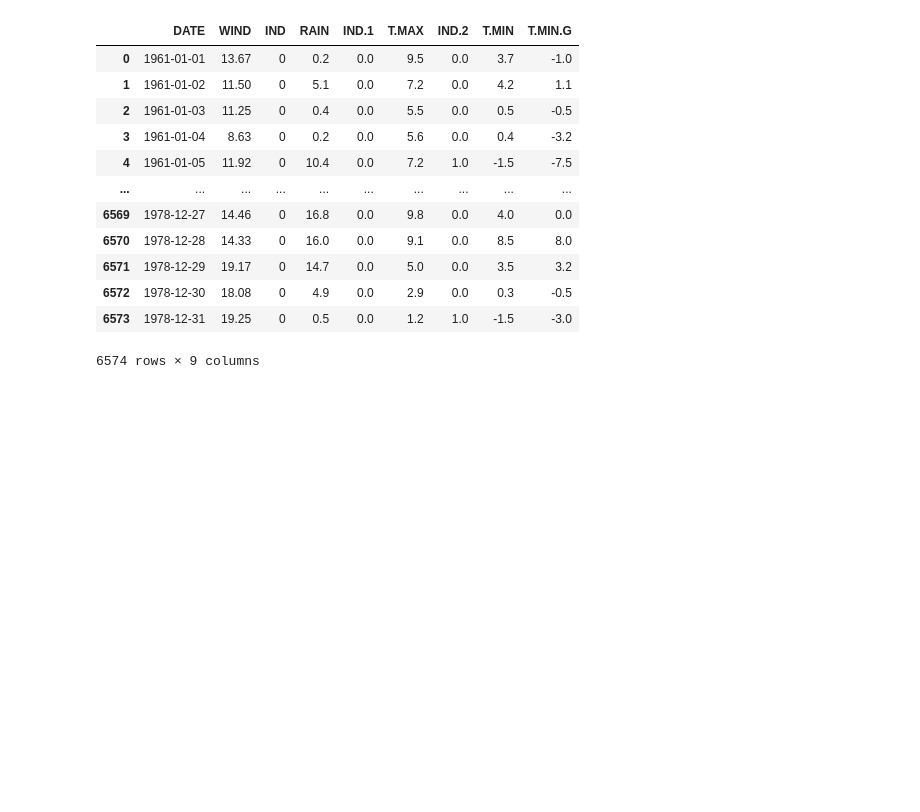
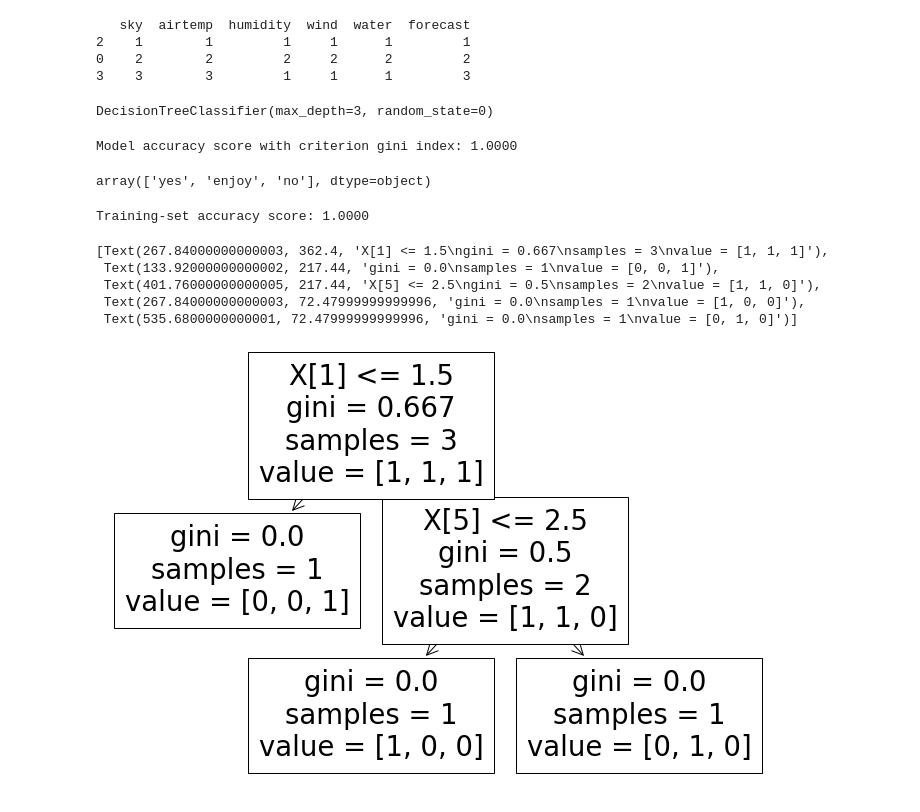
Before and after one commit to pramodamg/pramodamg, a Jupyter notebook: Untitled.ipynb, the cells around one changed output. Saved outputs shown, nothing was run; the diff lists cells and outputs as text; code cells hidden in the pictures; blank space fills up the shorter version.

```diff
--- a/Untitled.ipynb
+++ b/Untitled.ipynb
@@ -0,0 +32,9 @@
+# %%
+X = df.drop(['enjoy'], axis=1)
+
+y = df['enjoy']
+# %%
+from sklearn.model_selection import train_test_split
+
+X_train, X_test, y_train, y_test = train_test_split(X, y, test_size = 0.33, random_state = 42)
+print(X_train, X_test)
@@ -5,16 +50,13 @@ data=pd.read_csv("wind_dataset.csv")
-# %%
-data
-# %% [output]
-|  | DATE | WIND | IND | RAIN | IND.1 | T.MAX | IND.2 | T.MIN | T.MIN.G |
-| 0 | 1961-01-01 | 13.67 | 0 | 0.2 | 0.0 | 9.5 | 0.0 | 3.7 | -1.0 |
-| 1 | 1961-01-02 | 11.50 | 0 | 5.1 | 0.0 | 7.2 | 0.0 | 4.2 | 1.1 |
-| 2 | 1961-01-03 | 11.25 | 0 | 0.4 | 0.0 | 5.5 | 0.0 | 0.5 | -0.5 |
-| 3 | 1961-01-04 | 8.63 | 0 | 0.2 | 0.0 | 5.6 | 0.0 | 0.4 | -3.2 |
-| 4 | 1961-01-05 | 11.92 | 0 | 10.4 | 0.0 | 7.2 | 1.0 | -1.5 | -7.5 |
-| ... | ... | ... | ... | ... | ... | ... | ... | ... | ... |
-| 6569 | 1978-12-27 | 14.46 | 0 | 16.8 | 0.0 | 9.8 | 0.0 | 4.0 | 0.0 |
-| 6570 | 1978-12-28 | 14.33 | 0 | 16.0 | 0.0 | 9.1 | 0.0 | 8.5 | 8.0 |
-| 6571 | 1978-12-29 | 19.17 | 0 | 14.7 | 0.0 | 5.0 | 0.0 | 3.5 | 3.2 |
-| 6572 | 1978-12-30 | 18.08 | 0 | 4.9 | 0.0 | 2.9 | 0.0 | 0.3 | -0.5 |
-| 6573 | 1978-12-31 | 19.25 | 0 | 0.5 | 0.0 | 1.2 | 1.0 | -1.5 | -3.0 |
-6574 rows × 9 columns
+# %%
+encoder = ce.OrdinalEncoder(cols=["sky", "airtemp", "humidity", "wind", "water", "forecast"])
+
+
+X_train = encoder.fit_transform(X_train)
+
+X_test = encoder.transform(X_test)
+print(X_train.head())
+# %% [output]
+   sky  airtemp  humidity  wind  water  forecast
+2    1        1         1     1      1         1
+0    2        2         2     2      2         2
+3    3        3         1     1      1         3
@@ -20,0 +65,9 @@ data
+# %%
+
+clf_gini = DecisionTreeClassifier(criterion='gini', max_depth=3, random_state=0)
+
+
+# fit the model
+clf_gini.fit(X_train, y_train)
+# %% [output]
+DecisionTreeClassifier(max_depth=3, random_state=0)
@@ -20,0 +76,29 @@ data
+# %%
+from sklearn.metrics import accuracy_score
+
+print('Model accuracy score with criterion gini index: {0:0.4f}'. format(accuracy_score(y_test, y_pred_gini)))
+# %% [output]
+Model accuracy score with criterion gini index: 1.0000
+# %%
+y_pred_train_gini = clf_gini.predict(X_train)
+
+y_pred_train_gini
+# %% [output]
+array(['yes', 'enjoy', 'no'], dtype=object)
+# %%
+print('Training-set accuracy score: {0:0.4f}'. format(accuracy_score(y_train, y_pred_train_gini)))
+# %% [output]
+Training-set accuracy score: 1.0000
+# %%
+plt.figure(figsize=(12,8))
+
+from sklearn import tree
+
+tree.plot_tree(clf_gini.fit(X_train, y_train))
+# %% [output]
+[Text(267.84000000000003, 362.4, 'X[1] <= 1.5\ngini = 0.667\nsamples = 3\nvalue = [1, 1, 1]'),
+ Text(133.92000000000002, 217.44, 'gini = 0.0\nsamples = 1\nvalue = [0, 0, 1]'),
+ Text(401.76000000000005, 217.44, 'X[5] <= 2.5\ngini = 0.5\nsamples = 2\nvalue = [1, 1, 0]'),
+ Text(267.84000000000003, 72.47999999999996, 'gini = 0.0\nsamples = 1\nvalue = [1, 0, 0]'),
+ Text(535.6800000000001, 72.47999999999996, 'gini = 0.0\nsamples = 1\nvalue = [0, 1, 0]')]
+[figure, added]
```
Also changed, not shown: parts of 9 cells of this notebook, 11 other files.
